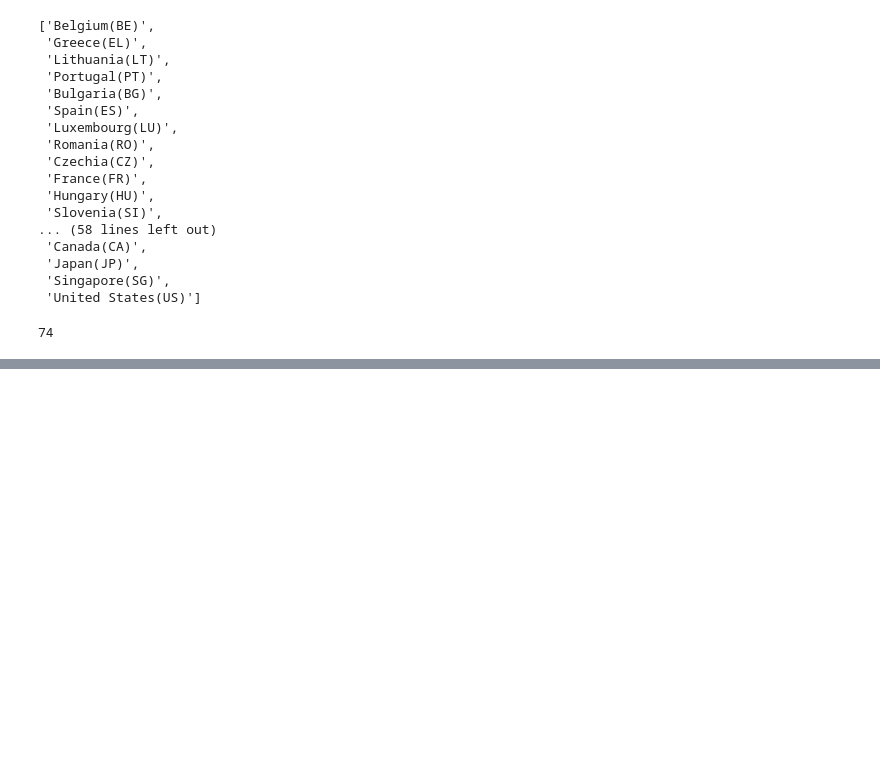
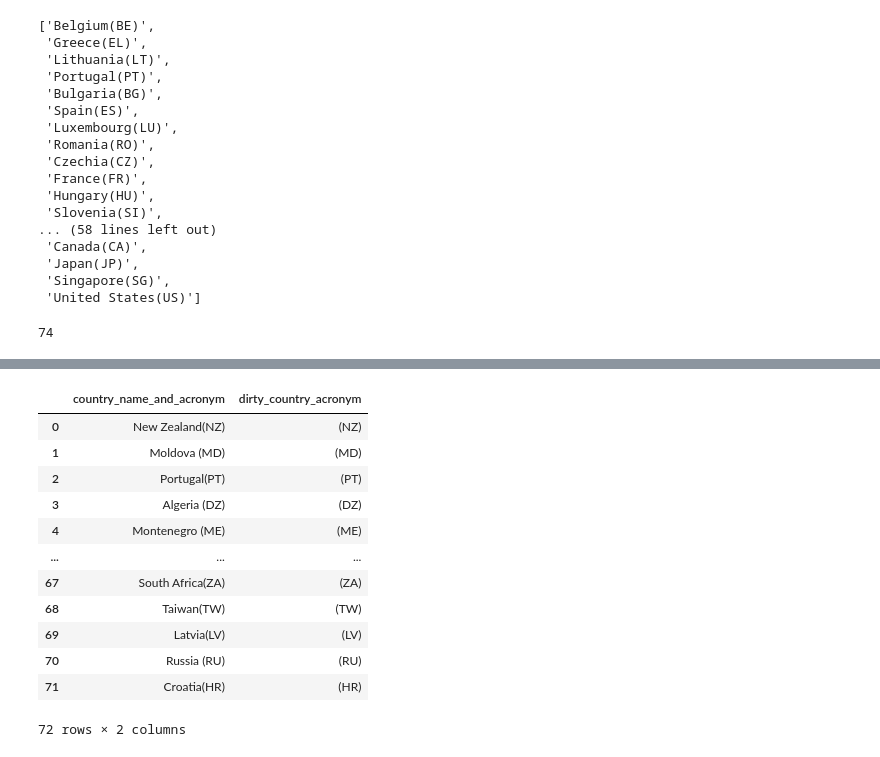
Before and after one commit to manuaq/project_m1, a Jupyter notebook: trash/project_module_1_full.ipynb, the cells around one changed output, grey strips where cells are left out. Cells and saved outputs as stored; diff of their text form; code cells hidden in the pictures; blank space fills up the shorter version.

```diff
--- a/trash/project_module_1_full.ipynb
+++ b/trash/project_module_1_full.ipynb
@@ -974,0 +1003,18 @@ country_df['raw'].str.contains('....-..-..', regex=True)
+# %%
+country_df['dirty_country_acronym'] = country_df['country_name_and_acronym'].str.extract('(\(.+\))', expand=True)
+
+country_df
+# %% [output]
+|  | country_name_and_acronym | dirty_country_acronym |
+| 0 | New Zealand(NZ) | (NZ) |
+| 1 | Moldova (MD) | (MD) |
+| 2 | Portugal(PT) | (PT) |
+| 3 | Algeria (DZ) | (DZ) |
+| 4 | Montenegro (ME) | (ME) |
+| ... | ... | ... |
+| 67 | South Africa(ZA) | (ZA) |
+| 68 | Taiwan(TW) | (TW) |
+| 69 | Latvia(LV) | (LV) |
+| 70 | Russia (RU) | (RU) |
+| 71 | Croatia(HR) | (HR) |
+72 rows × 2 columns
```
Also changed, not shown: parts of 15 cells of this notebook.
